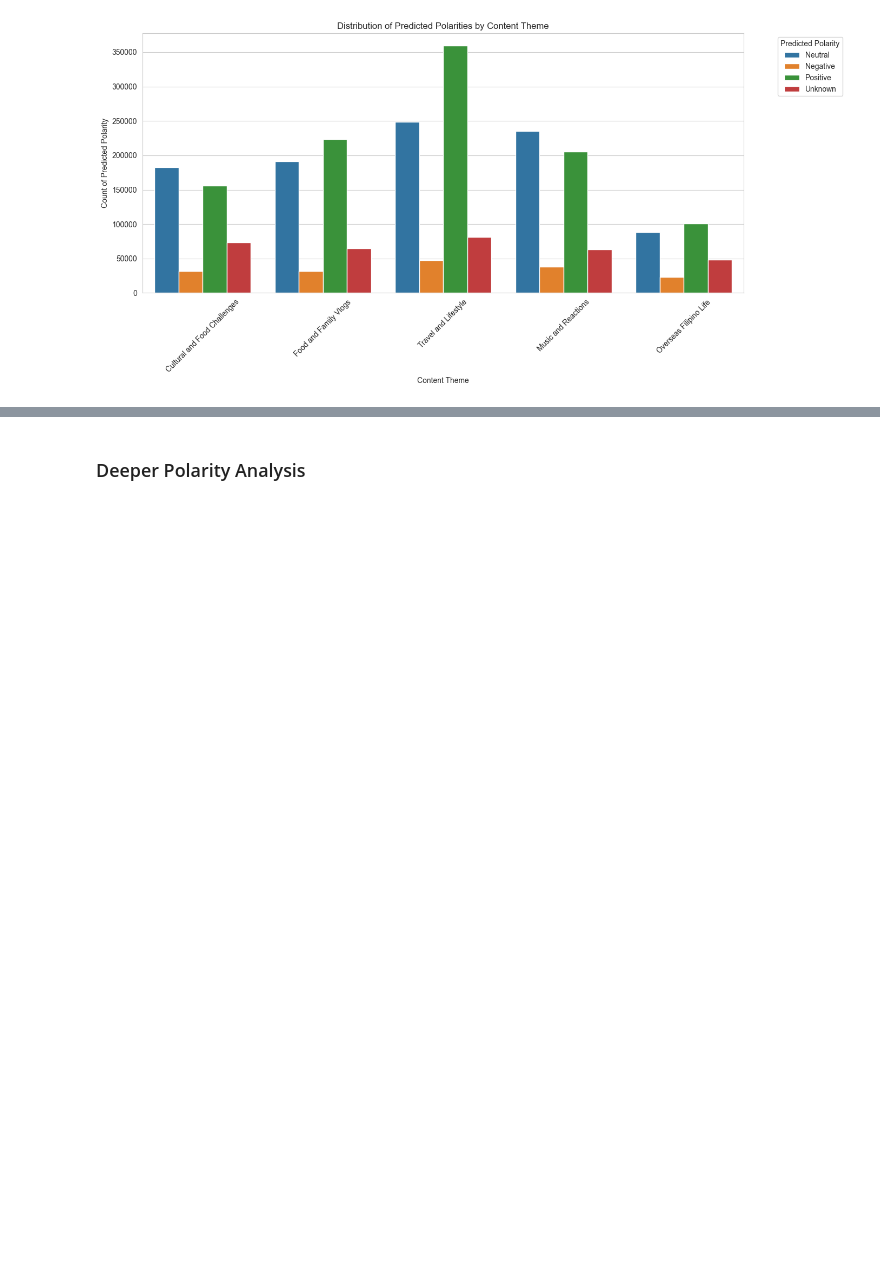
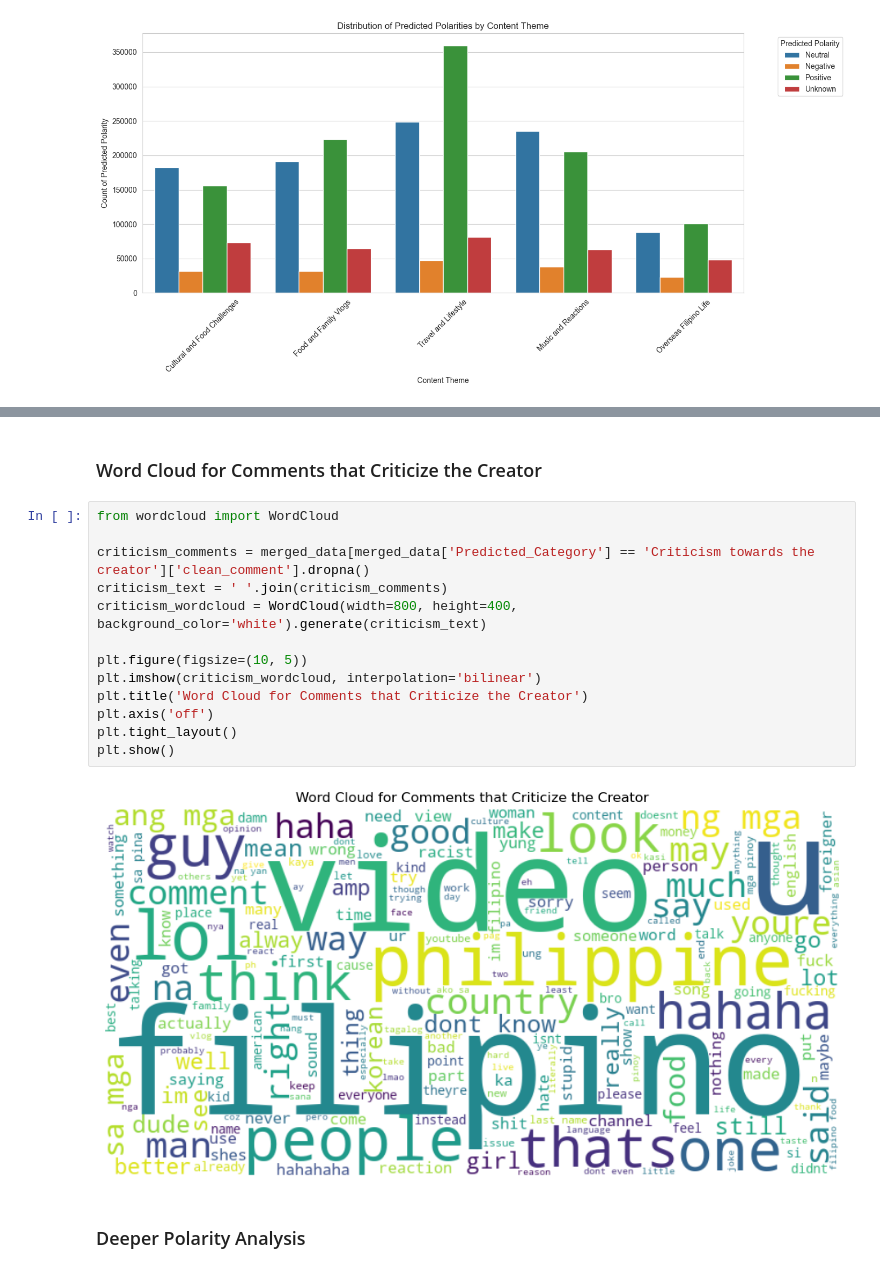
Before and after one commit to jaiiraaaaaa/thesis_EDA, a Jupyter notebook: Thesis_EDA.ipynb, the cells around one changed output, grey strips where cells are left out. Drawn from its saved outputs; the diff is of its cells as text; blank space fills up the shorter version.

```diff
--- a/Thesis_EDA.ipynb
+++ b/Thesis_EDA.ipynb
@@ -737,3 +770,20 @@ plt.show()
+# %% [markdown]
+### Word Cloud for Comments that Criticize the Creator
+# %%
+from wordcloud import WordCloud
+
+criticism_comments = merged_data[merged_data['Predicted_Category'] == 'Criticism towards the creator']['clean_comment'].dropna()
+criticism_text = ' '.join(criticism_comments)
+criticism_wordcloud = WordCloud(width=800, height=400, background_color='white').generate(criticism_text)
+
+plt.figure(figsize=(10, 5))
+plt.imshow(criticism_wordcloud, interpolation='bilinear')
+plt.title('Word Cloud for Comments that Criticize the Creator')
+plt.axis('off')
+plt.tight_layout()
+plt.show()
+# %% [output]
+[figure, added]
 # %% [markdown]
 ### Deeper Polarity Analysis
 # %%
```
Also changed, not shown: parts of 6 cells of this notebook.
